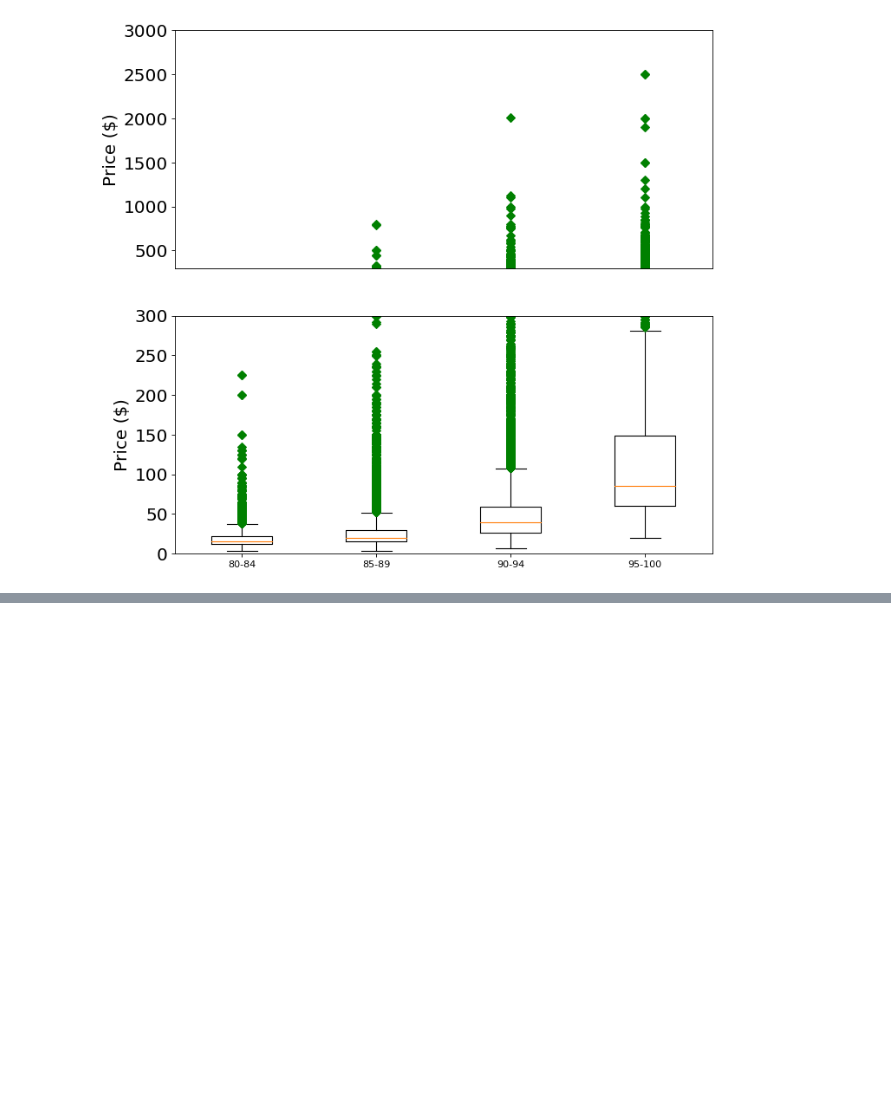
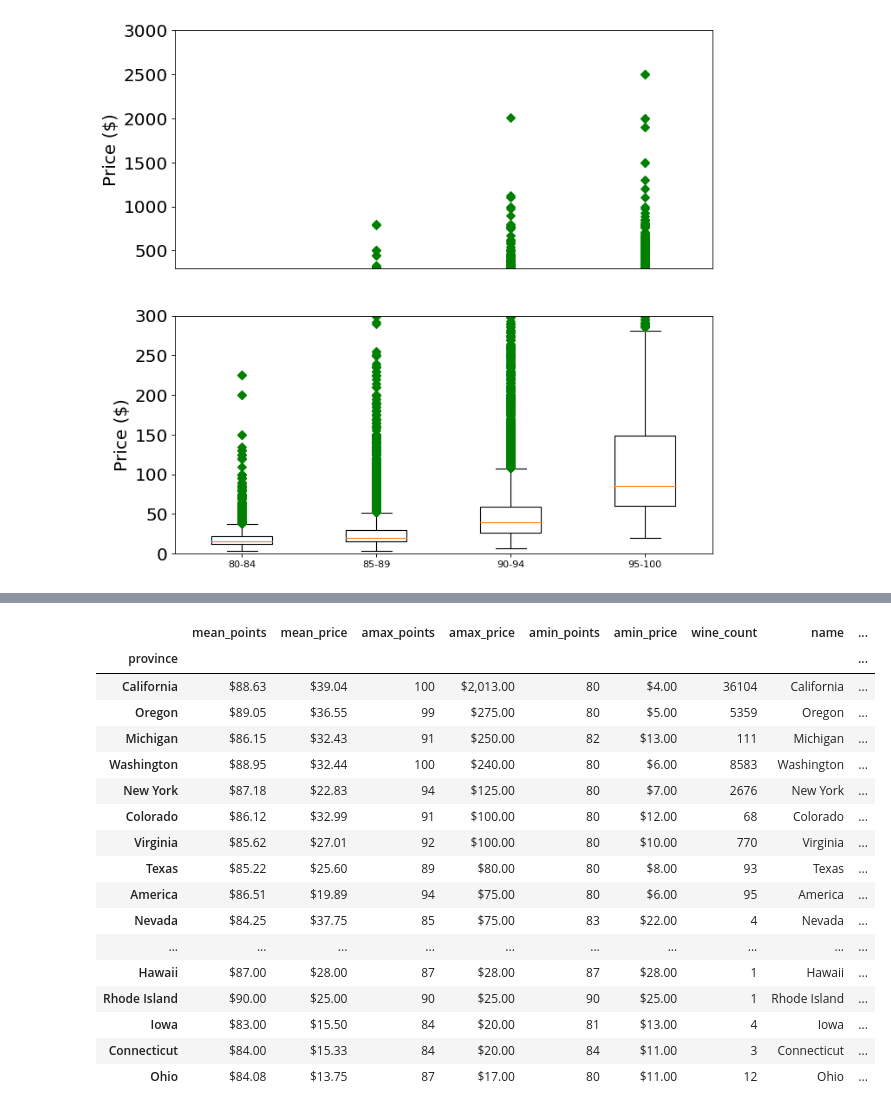
Before and after one commit to renatonico/Pygeons, a Jupyter notebook: notebooks/Pygeons1.ipynb, the cells around one changed output, grey strips where cells are left out. Cells and saved outputs as stored; diff of their text form; code cells hidden in the pictures; blank space fills up the shorter version.

```diff
--- a/notebooks/Pygeons1.ipynb
+++ b/notebooks/Pygeons1.ipynb
@@ -647,0 +659,36 @@ fignum+=1
+# %%
+dfc=df.pivot_table(index='country',values=['price','points'],aggfunc=[np.mean,np.max,np.min])
+dfc.columns = list(map("_".join, dfc.columns))
+dfc['wine_count']=df.groupby(['country'])['price'].apply(lambda x: x.count())
+dfc['name']=dfc.index
+dfc['lat']=0
+dfc['lng']=0
+
+
+df_US=df[df.country=='US']
+dfUS=df_US.pivot_table(index='province',values=['price','points'],aggfunc=[np.mean,np.max,np.min])
+dfUS.columns = list(map("_".join, dfUS.columns))
+dfUS['wine_count']=df_US.groupby(['province'])['price'].apply(lambda x: x.count())
+dfUS['name']=dfUS.index
+dfUS['lat']=0
+dfUS['lng']=0
+dfUS.sort_values(by=['amax_price'],ascending=False)
+# %% [output]
+|  | mean_points | mean_price | amax_points | amax_price | amin_points | amin_price | wine_count | name | ... |
+| province |  |  |  |  |  |  |  |  | ... |
+| California | $88.63 | $39.04 | 100 | $2,013.00 | 80 | $4.00 | 36104 | California | ... |
+| Oregon | $89.05 | $36.55 | 99 | $275.00 | 80 | $5.00 | 5359 | Oregon | ... |
+| Michigan | $86.15 | $32.43 | 91 | $250.00 | 82 | $13.00 | 111 | Michigan | ... |
+| Washington | $88.95 | $32.44 | 100 | $240.00 | 80 | $6.00 | 8583 | Washington | ... |
+| New York | $87.18 | $22.83 | 94 | $125.00 | 80 | $7.00 | 2676 | New York | ... |
+| Colorado | $86.12 | $32.99 | 91 | $100.00 | 80 | $12.00 | 68 | Colorado | ... |
+| Virginia | $85.62 | $27.01 | 92 | $100.00 | 80 | $10.00 | 770 | Virginia | ... |
+| Texas | $85.22 | $25.60 | 89 | $80.00 | 80 | $8.00 | 93 | Texas | ... |
+| America | $86.51 | $19.89 | 94 | $75.00 | 80 | $6.00 | 95 | America | ... |
+| Nevada | $84.25 | $37.75 | 85 | $75.00 | 83 | $22.00 | 4 | Nevada | ... |
+| ... | ... | ... | ... | ... | ... | ... | ... | ... | ... |
+| Hawaii | $87.00 | $28.00 | 87 | $28.00 | 87 | $28.00 | 1 | Hawaii | ... |
+| Rhode Island | $90.00 | $25.00 | 90 | $25.00 | 90 | $25.00 | 1 | Rhode Island | ... |
+| Iowa | $83.00 | $15.50 | 84 | $20.00 | 81 | $13.00 | 4 | Iowa | ... |
+| Connecticut | $84.00 | $15.33 | 84 | $20.00 | 84 | $11.00 | 3 | Connecticut | ... |
+| Ohio | $84.08 | $13.75 | 87 | $17.00 | 80 | $11.00 | 12 | Ohio | ... |
```
Also changed, not shown: parts of 25 cells of this notebook, 55 other files.
